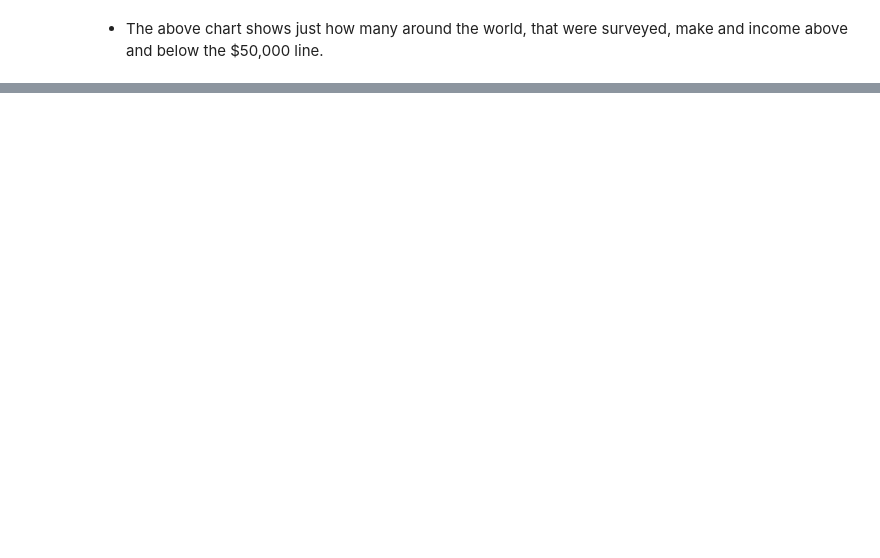
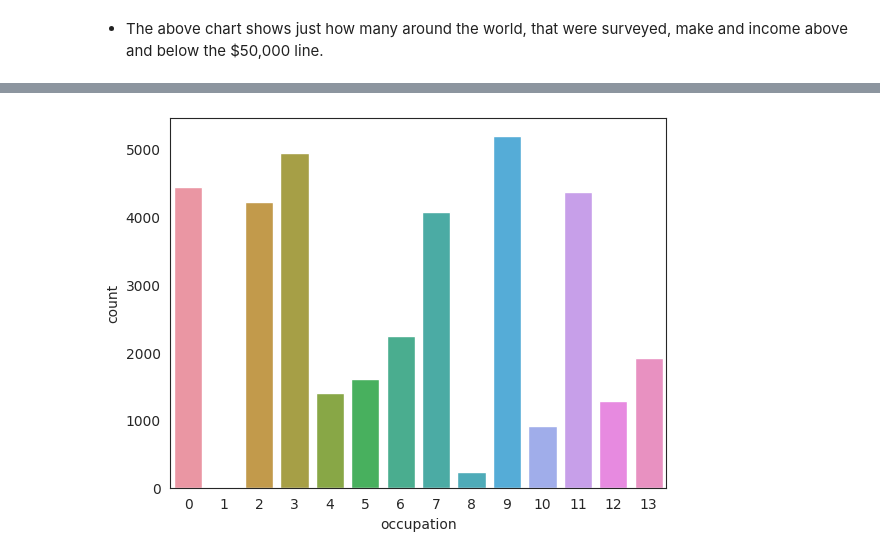
Before and after one commit to parrisatwork/Data-Predictions, a Jupyter notebook: Adult_Income_Parris_Trimingham.ipynb, the cells around one changed output, grey strips where cells are left out. Cells and saved outputs as stored; diff of their text form; code cells hidden in the pictures; blank space fills up the shorter version.

```diff
--- a/Adult_Income_Parris_Trimingham.ipynb
+++ b/Adult_Income_Parris_Trimingham.ipynb
@@ -351,0 +428,5 @@ sns.countplot(df, x='income');
+# %%
+# Occupation Evaluation
+sns.countplot(df, x='occupation');
+# %% [output]
+[figure, added]
```
Also changed, not shown: parts of 14 cells of this notebook.
